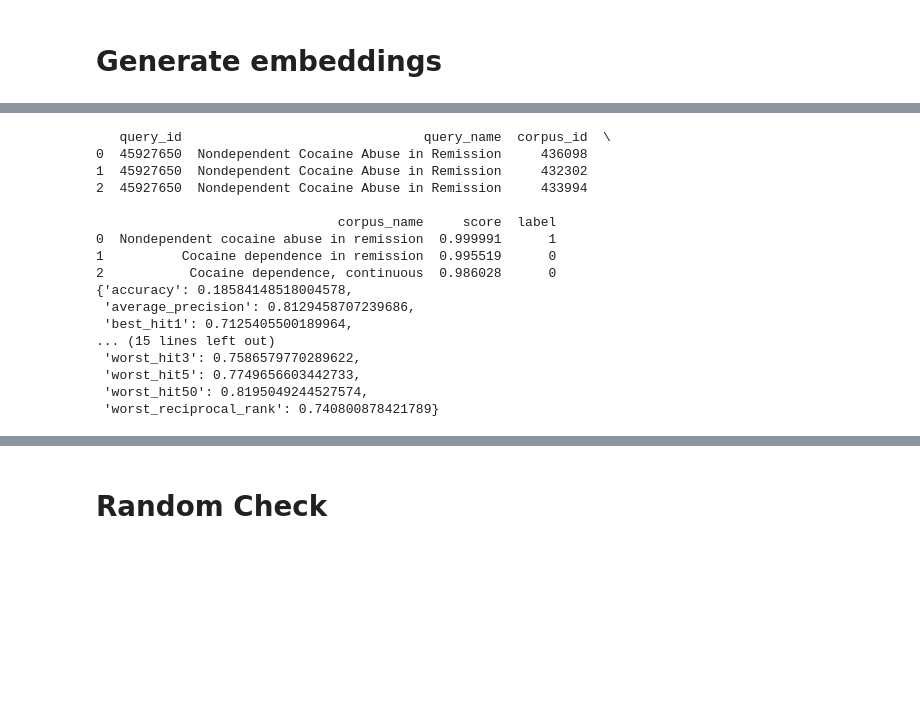
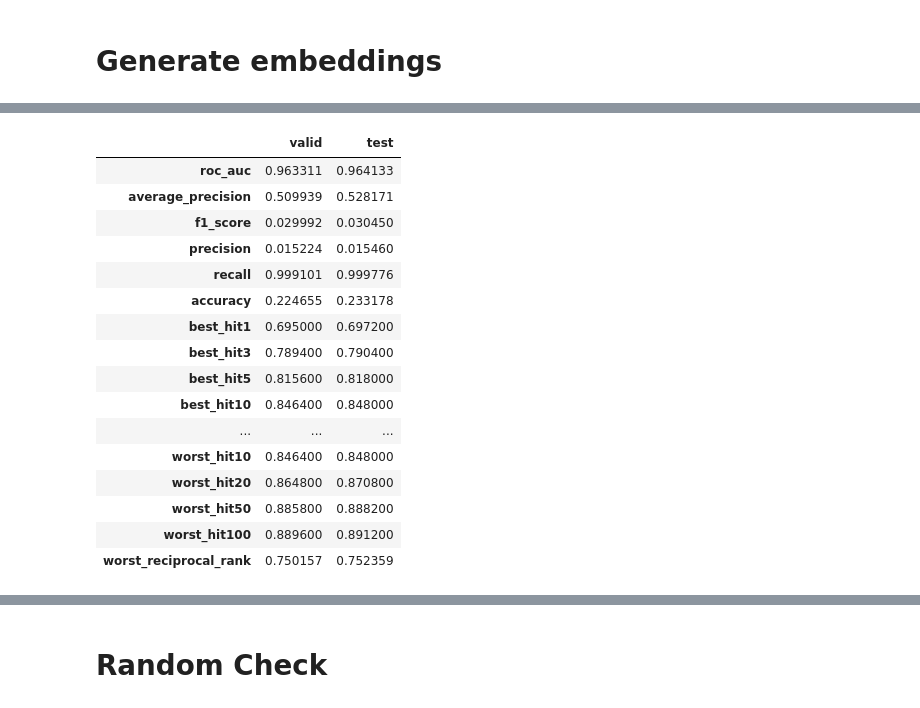
Before and after one commit to Jiefei-Wang/Vulcan, a Jupyter notebook: scripts/validation.ipynb, the cells around one changed output, grey strips where cells are left out. Drawn from its saved outputs; the diff is of its cells as text; code cells hidden in the pictures; blank space fills up the shorter version.

```diff
--- a/scripts/validation.ipynb
+++ b/scripts/validation.ipynb
@@ -163,22 +171,34 @@ model1_top, model1_eval = evaluate_model(
 # %%
-print(model1_top.head(3))
-pprint(model1_eval)
-model1_top.to_feather('output/tmp/model1_top.feather')
+model1_valid_top, model1_valid_eval = evaluate_model(
+    model_name='model1',
+    model=model1,
+    query_concepts=matching_pos_valid,
+    target_concepts=target_concepts,
+    query_positive_mapping=matching_query_positive_mapping
+)
+# pprint(model1_valid_eval)
+model1_valid_top.to_feather('output/tmp/model1_valid_top.feather')
-# %% [output]
-   query_id                               query_name  corpus_id  \
-0  45927650  Nondependent Cocaine Abuse in Remission     436098
-1  45927650  Nondependent Cocaine Abuse in Remission     432302
-2  45927650  Nondependent Cocaine Abuse in Remission     433994
-
-                               corpus_name     score  label
-0  Nondependent cocaine abuse in remission  0.999991      1
-1          Cocaine dependence in remission  0.995519      0
-2           Cocaine dependence, continuous  0.986028      0
-{'accuracy': 0.18584148518004578,
- 'average_precision': 0.8129458707239686,
- 'best_hit1': 0.7125405500189964,
-... (15 lines left out)
- 'worst_hit3': 0.7586579770289622,
- 'worst_hit5': 0.7749656603442733,
- 'worst_hit50': 0.8195049244527574,
- 'worst_reciprocal_rank': 0.740800878421789}
+# %%
+eval_matching_model1 = pd.DataFrame({
+        'valid': model1_valid_eval,
+        'test': model1_test_eval
+    })
+eval_matching_model1
+# %% [output]
+|  | valid | test |
+| roc_auc | 0.963311 | 0.964133 |
+| average_precision | 0.509939 | 0.528171 |
+| f1_score | 0.029992 | 0.030450 |
+| precision | 0.015224 | 0.015460 |
+| recall | 0.999101 | 0.999776 |
+| accuracy | 0.224655 | 0.233178 |
+| best_hit1 | 0.695000 | 0.697200 |
+| best_hit3 | 0.789400 | 0.790400 |
+| best_hit5 | 0.815600 | 0.818000 |
+| best_hit10 | 0.846400 | 0.848000 |
+| ... | ... | ... |
+| worst_hit10 | 0.846400 | 0.848000 |
+| worst_hit20 | 0.864800 | 0.870800 |
+| worst_hit50 | 0.885800 | 0.888200 |
+| worst_hit100 | 0.889600 | 0.891200 |
+| worst_reciprocal_rank | 0.750157 | 0.752359 |
```
Also changed, not shown: parts of 17 cells of this notebook, 8 other files.
